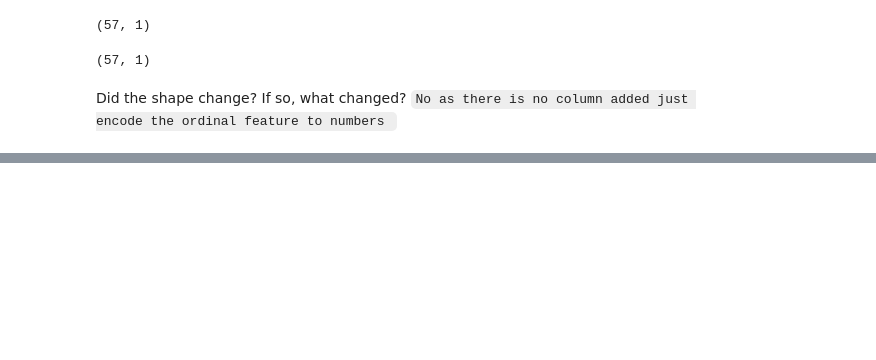
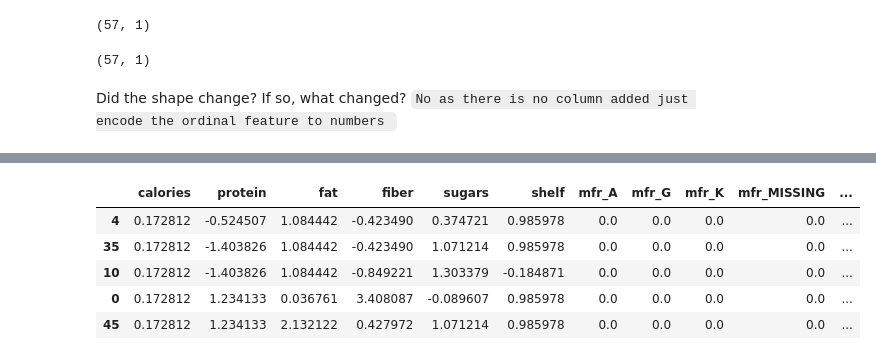
Before and after one commit to hekmat-ashqer/MLJourney2024, a Jupyter notebook: cereals Rating Prediction/cereals_Rating_Prediction.ipynb, the cells around one changed output, grey strips where cells are left out. Saved outputs shown, nothing was run; the diff lists cells and outputs as text; code cells hidden in the pictures; blank space fills up the shorter version.

```diff
--- a/cereals Rating Prediction/cereals_Rating_Prediction.ipynb
+++ b/cereals Rating Prediction/cereals_Rating_Prediction.ipynb
@@ -1081,0 +1288,11 @@ Did the shape change? If so, what changed?
+# %%
+# re-combine the 3 dataframes of testing data
+X_test_processed = pd.concat([X_test_num_scaled, X_test_ord_scaled, X_test_cat_encoded], axis=1)
+X_test_processed.head()
+# %% [output]
+|  | calories | protein | fat | fiber | sugars | shelf | mfr_A | mfr_G | mfr_K | mfr_MISSING | ... |
+| 4 | 0.172812 | -0.524507 | 1.084442 | -0.423490 | 0.374721 | 0.985978 | 0.0 | 0.0 | 0.0 | 0.0 | ... |
+| 35 | 0.172812 | -1.403826 | 1.084442 | -0.423490 | 1.071214 | 0.985978 | 0.0 | 0.0 | 0.0 | 0.0 | ... |
+| 10 | 0.172812 | -1.403826 | 1.084442 | -0.849221 | 1.303379 | -0.184871 | 0.0 | 0.0 | 0.0 | 0.0 | ... |
+| 0 | 0.172812 | 1.234133 | 0.036761 | 3.408087 | -0.089607 | 0.985978 | 0.0 | 0.0 | 0.0 | 0.0 | ... |
+| 45 | 0.172812 | 1.234133 | 2.132122 | 0.427972 | 1.071214 | 0.985978 | 0.0 | 0.0 | 0.0 | 0.0 | ... |
```
Also changed, not shown: parts of 27 cells of this notebook.
